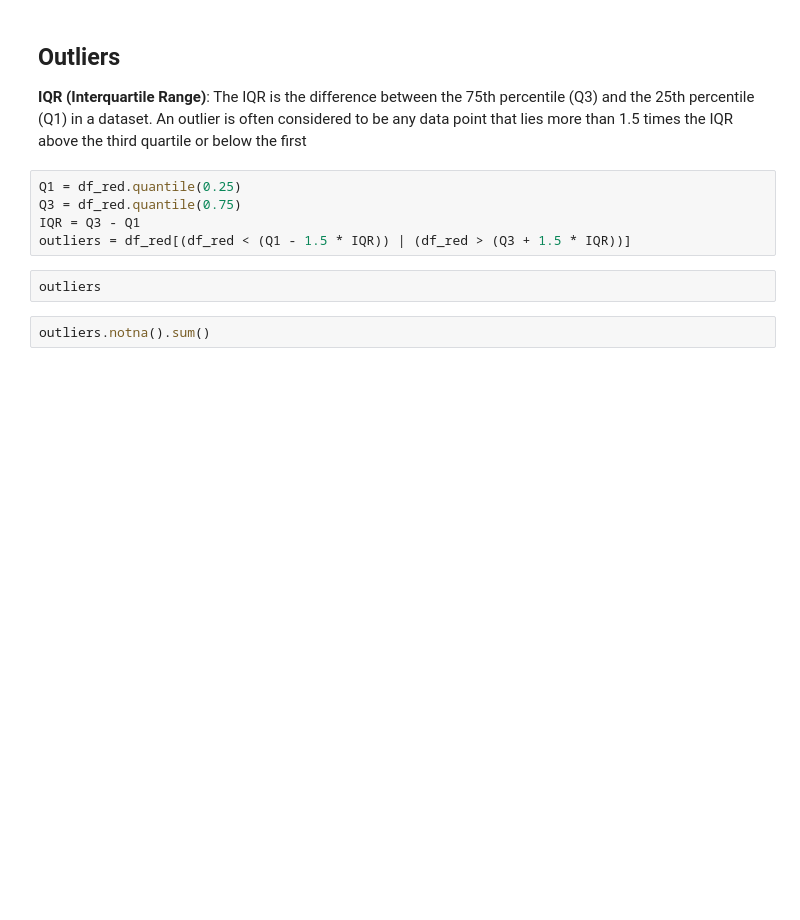
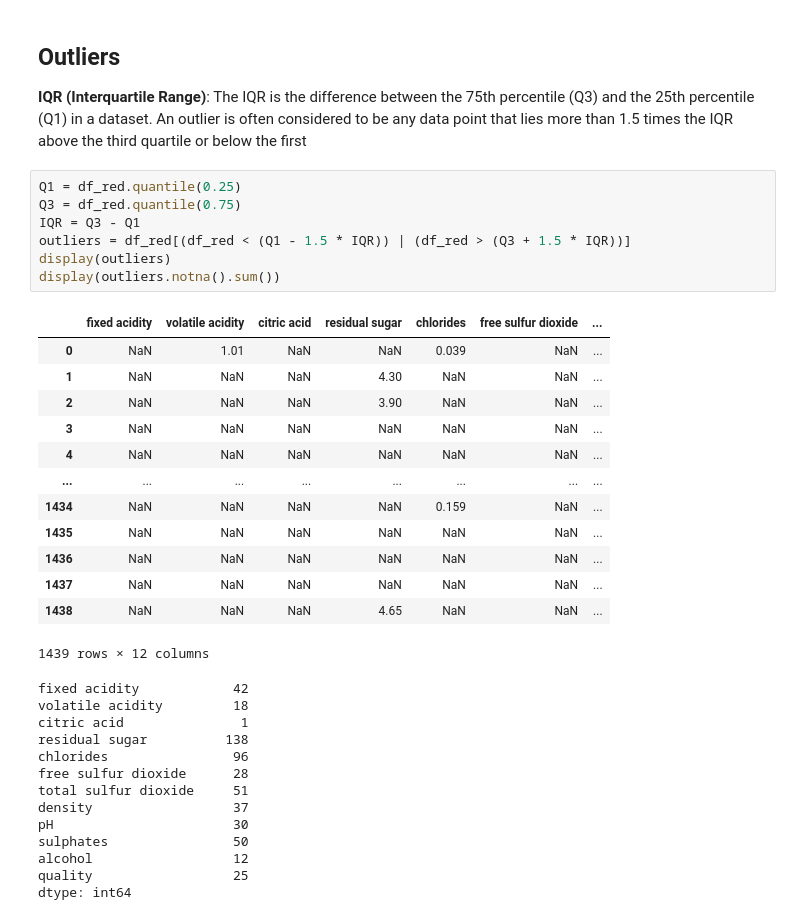
Before and after one commit to hjoaquim/applied-ai, a Jupyter notebook: wine-analysis/exploratory-analysis.ipynb, the cells around one changed output. Saved outputs shown, nothing was run; the diff lists cells and outputs as text; blank space fills up the shorter version.

```diff
--- a/wine-analysis/exploratory-analysis.ipynb
+++ b/wine-analysis/exploratory-analysis.ipynb
@@ -206,9 +351,34 @@ plt.show()
 # %%
 Q1 = df_red.quantile(0.25)
 Q3 = df_red.quantile(0.75)
 IQR = Q3 - Q1
 outliers = df_red[(df_red < (Q1 - 1.5 * IQR)) | (df_red > (Q3 + 1.5 * IQR))]
+display(outliers)
+display(outliers.notna().sum())
+# %% [output]
+|  | fixed acidity | volatile acidity | citric acid | residual sugar | chlorides | free sulfur dioxide | ... |
+| 0 | NaN | 1.01 | NaN | NaN | 0.039 | NaN | ... |
+| 1 | NaN | NaN | NaN | 4.30 | NaN | NaN | ... |
+| 2 | NaN | NaN | NaN | 3.90 | NaN | NaN | ... |
+| 3 | NaN | NaN | NaN | NaN | NaN | NaN | ... |
+| 4 | NaN | NaN | NaN | NaN | NaN | NaN | ... |
+| ... | ... | ... | ... | ... | ... | ... | ... |
+| 1434 | NaN | NaN | NaN | NaN | 0.159 | NaN | ... |
+| 1435 | NaN | NaN | NaN | NaN | NaN | NaN | ... |
+| 1436 | NaN | NaN | NaN | NaN | NaN | NaN | ... |
+| 1437 | NaN | NaN | NaN | NaN | NaN | NaN | ... |
+| 1438 | NaN | NaN | NaN | 4.65 | NaN | NaN | ... |
+1439 rows × 12 columns
+fixed acidity            42
+volatile acidity         18
+citric acid               1
+residual sugar          138
+chlorides                96
+free sulfur dioxide      28
+total sulfur dioxide     51
+density                  37
+pH                       30
+sulphates                50
+alcohol                  12
+quality                  25
+dtype: int64
-# %%
-outliers
-# %%
-outliers.notna().sum()
```
Also changed, not shown: parts of 11 cells of this notebook, 3 other files.
